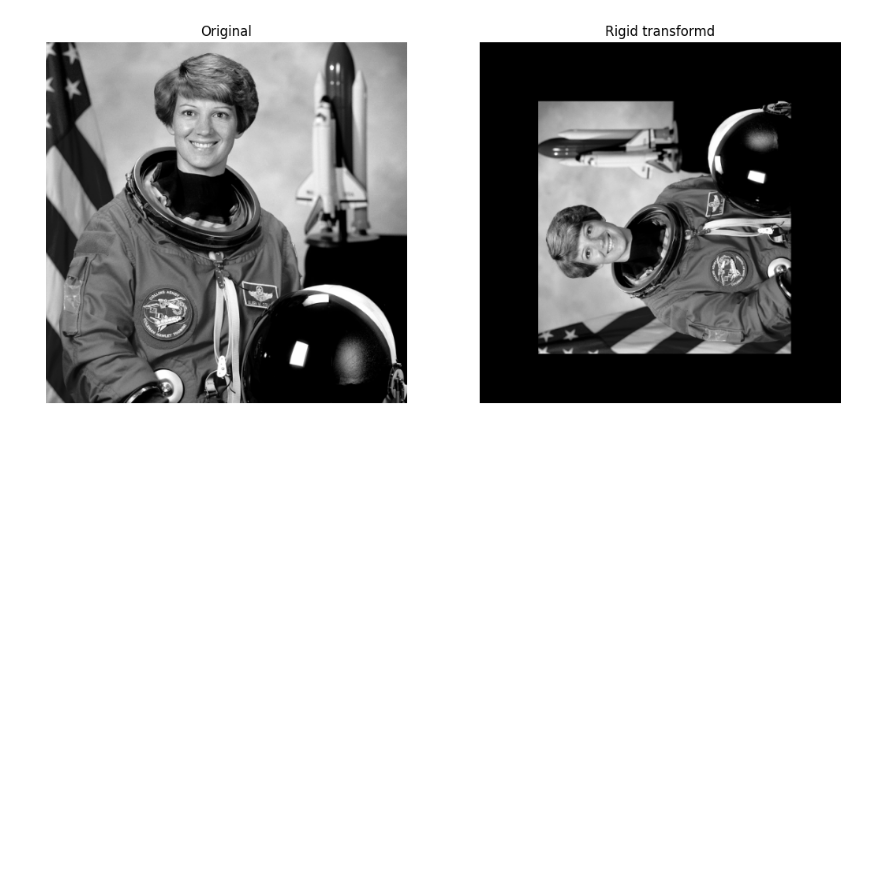
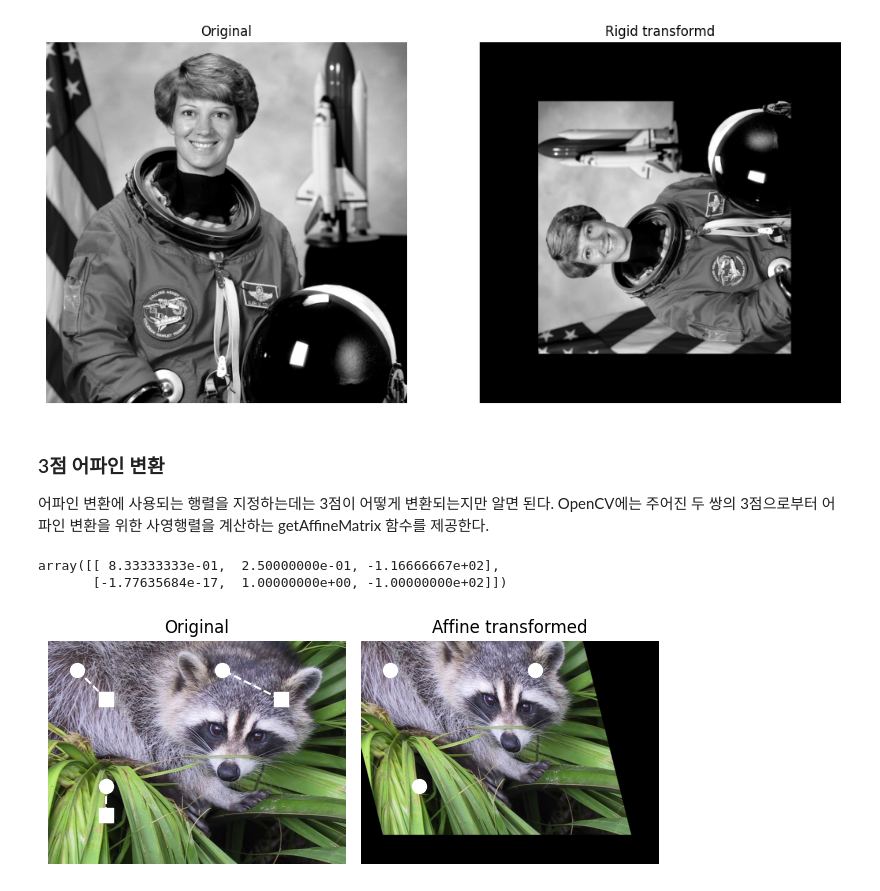
Before and after one commit to zave7/computer-vision, a Jupyter notebook: opencv/transformation.ipynb, the cells around one changed output. Saved outputs shown, nothing was run; the diff lists cells and outputs as text; code cells hidden in the pictures; blank space fills up the shorter version.

Commit message:
image transform - 3 point affine

```diff
--- a/opencv/transformation.ipynb
+++ b/opencv/transformation.ipynb
@@ -57,3 +57,46 @@ ax2.imshow(dst, cmap=plt.cm.gray)
 plt.show()
 # %% [output]
 [figure]
+# %% [markdown]
+### 3점 어파인 변환
+어파인 변환에 사용되는 행렬을 지정하는데는 3점이 어떻게 변환되는지만 알면 된다. OpenCV에는 주어진 두 쌍의 3점으로부터 어파인 변환을 위한 사영행렬을 계산하는 getAffineMatrix 함수를 제공한다.
+# %%
+import numpy as np
+import scipy as sp
+
+img = sp.misc.face()
+rows, cols, sh = img.shape
+
+pts1 = np.float32([[200, 200], [200, 600], [800, 200]])
+pts2 = np.float32([[100, 100], [200, 500], [600, 100]])
+
+pts_x1, pts_y1 = zip(*pts1)
+pts_x2, pts_y2 = zip(*pts2)
+
+H_affine = cv2.getAffineTransform(pts1, pts2)
+H_affine
+# %% [output]
+array([[ 8.33333333e-01,  2.50000000e-01, -1.16666667e+02],
+       [-1.77635684e-17,  1.00000000e+00, -1.00000000e+02]])
+# %%
+img2 = cv2.warpAffine(img, H_affine, (cols, rows))
+
+fig, [ax1, ax2] = plt.subplots(1, 2)
+
+ax1.set_title("Original")
+ax1.imshow(img)
+ax1.scatter(pts_x1, pts_y1, c="w", s=100, marker="s")
+ax1.scatter(pts_x2, pts_y2, c="w", s=100)
+ax1.plot(list(zip(*np.stack((pts_x1, pts_x2), axis=-1))),
+        list(zip(*np.stack((pts_y1, pts_y2), axis=-1))), "--", c="w")
+ax1.axis("off")
+
+ax2.set_title("Affine transformed")
+ax2.imshow(img2)
+ax2.scatter(pts_x2, pts_y2, c="w", s=100)
+ax2.axis("off")
+
+plt.tight_layout()
+plt.show()
+# %% [output]
+[figure, added]
```
